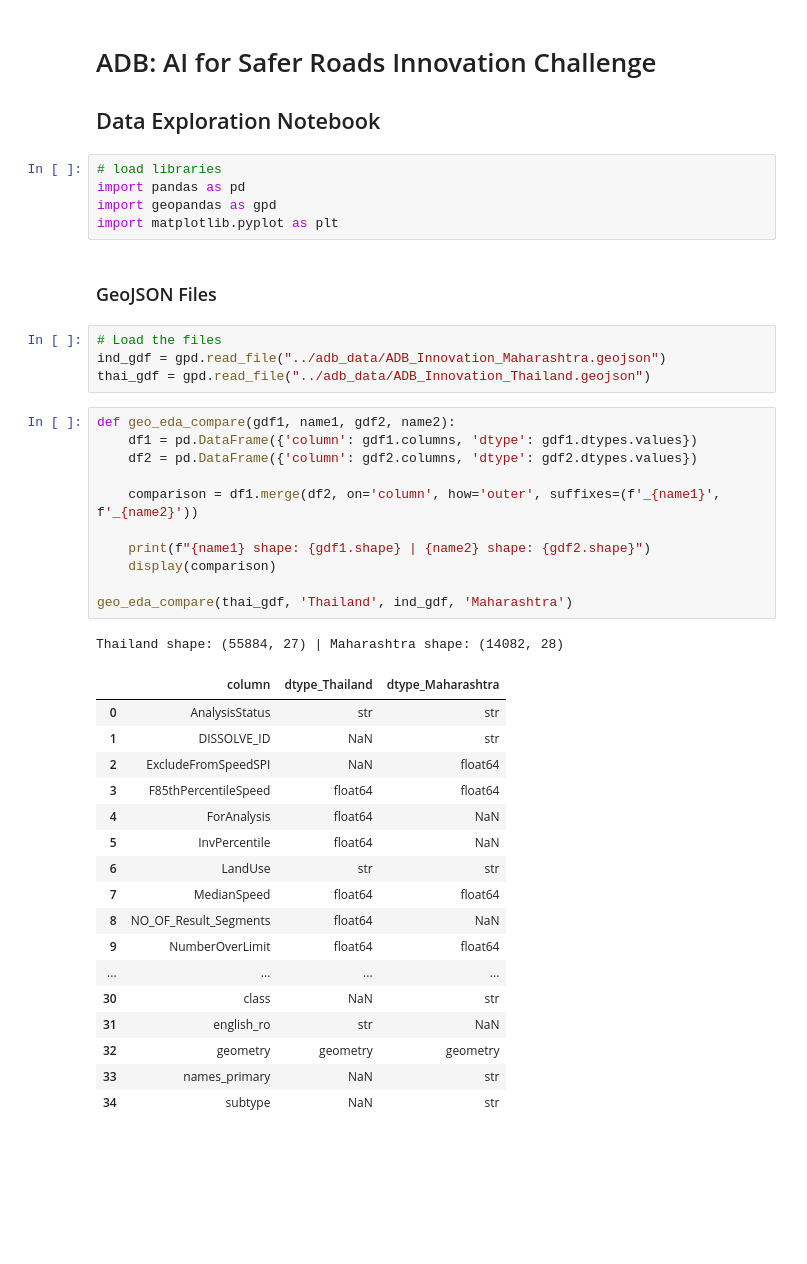
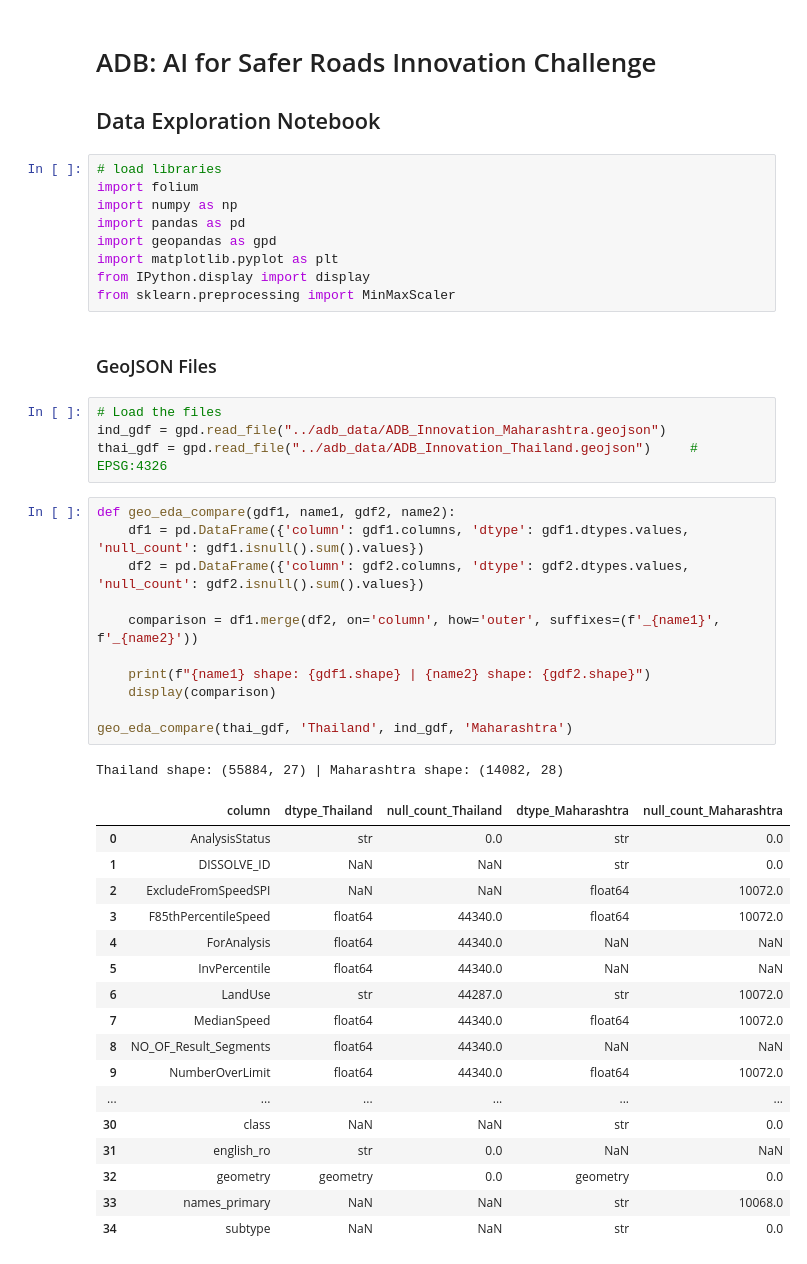
Before and after one commit to tasnimahmed11/RoadPulse, a Jupyter notebook: data_exploration.ipynb, the cells around one changed output. Saved outputs shown, nothing was run; the diff lists cells and outputs as text; blank space fills up the shorter version.

Commit message:
Speed Safety Score - Phase 1

```diff
--- a/data_exploration.ipynb
+++ b/data_exploration.ipynb
@@ -3,42 +3,46 @@
 ## Data Exploration Notebook
 # %%
 # load libraries
+import folium
+import numpy as np
 import pandas as pd
 import geopandas as gpd
 import matplotlib.pyplot as plt
+from IPython.display import display
+from sklearn.preprocessing import MinMaxScaler
 # %% [markdown]
 ### GeoJSON Files
 # %%
 # Load the files
 ind_gdf = gpd.read_file("../adb_data/ADB_Innovation_Maharashtra.geojson")
-thai_gdf = gpd.read_file("../adb_data/ADB_Innovation_Thailand.geojson")
+thai_gdf = gpd.read_file("../adb_data/ADB_Innovation_Thailand.geojson")     # EPSG:4326
 # %%
 def geo_eda_compare(gdf1, name1, gdf2, name2):
-    df1 = pd.DataFrame({'column': gdf1.columns, 'dtype': gdf1.dtypes.values})
-    df2 = pd.DataFrame({'column': gdf2.columns, 'dtype': gdf2.dtypes.values})
+    df1 = pd.DataFrame({'column': gdf1.columns, 'dtype': gdf1.dtypes.values, 'null_count': gdf1.isnull().sum().values})
+    df2 = pd.DataFrame({'column': gdf2.columns, 'dtype': gdf2.dtypes.values, 'null_count': gdf2.isnull().sum().values})
 
     comparison = df1.merge(df2, on='column', how='outer', suffixes=(f'_{name1}', f'_{name2}'))
 
     print(f"{name1} shape: {gdf1.shape} | {name2} shape: {gdf2.shape}")
     display(comparison)
 
 geo_eda_compare(thai_gdf, 'Thailand', ind_gdf, 'Maharashtra')
 # %% [output]
 Thailand shape: (55884, 27) | Maharashtra shape: (14082, 28)
-|  | column | dtype_Thailand | dtype_Maharashtra |
-| 0 | AnalysisStatus | str | str |
-| 1 | DISSOLVE_ID | NaN | str |
-| 2 | ExcludeFromSpeedSPI | NaN | float64 |
-| 3 | F85thPercentileSpeed | float64 | float64 |
-| 4 | ForAnalysis | float64 | NaN |
-| 5 | InvPercentile | float64 | NaN |
-| 6 | LandUse | str | str |
-| 7 | MedianSpeed | float64 | float64 |
-| 8 | NO_OF_Result_Segments | float64 | NaN |
-| 9 | NumberOverLimit | float64 | float64 |
-| ... | ... | ... | ... |
-| 30 | class | NaN | str |
-| 31 | english_ro | str | NaN |
-| 32 | geometry | geometry | geometry |
-| 33 | names_primary | NaN | str |
-| 34 | subtype | NaN | str |
+|  | column | dtype_Thailand | null_count_Thailand | dtype_Maharashtra | null_count_Maharashtra |
+| 0 | AnalysisStatus | str | 0.0 | str | 0.0 |
+| 1 | DISSOLVE_ID | NaN | NaN | str | 0.0 |
+| 2 | ExcludeFromSpeedSPI | NaN | NaN | float64 | 10072.0 |
+| 3 | F85thPercentileSpeed | float64 | 44340.0 | float64 | 10072.0 |
+| 4 | ForAnalysis | float64 | 44340.0 | NaN | NaN |
+| 5 | InvPercentile | float64 | 44340.0 | NaN | NaN |
+| 6 | LandUse | str | 44287.0 | str | 10072.0 |
+| 7 | MedianSpeed | float64 | 44340.0 | float64 | 10072.0 |
+| 8 | NO_OF_Result_Segments | float64 | 44340.0 | NaN | NaN |
+| 9 | NumberOverLimit | float64 | 44340.0 | float64 | 10072.0 |
+| ... | ... | ... | ... | ... | ... |
+| 30 | class | NaN | NaN | str | 0.0 |
+| 31 | english_ro | str | 0.0 | NaN | NaN |
+| 32 | geometry | geometry | 0.0 | geometry | 0.0 |
+| 33 | names_primary | NaN | NaN | str | 10068.0 |
+| 34 | subtype | NaN | NaN | str | 0.0 |
```
Also changed, not shown: parts of 44 cells of this notebook.
